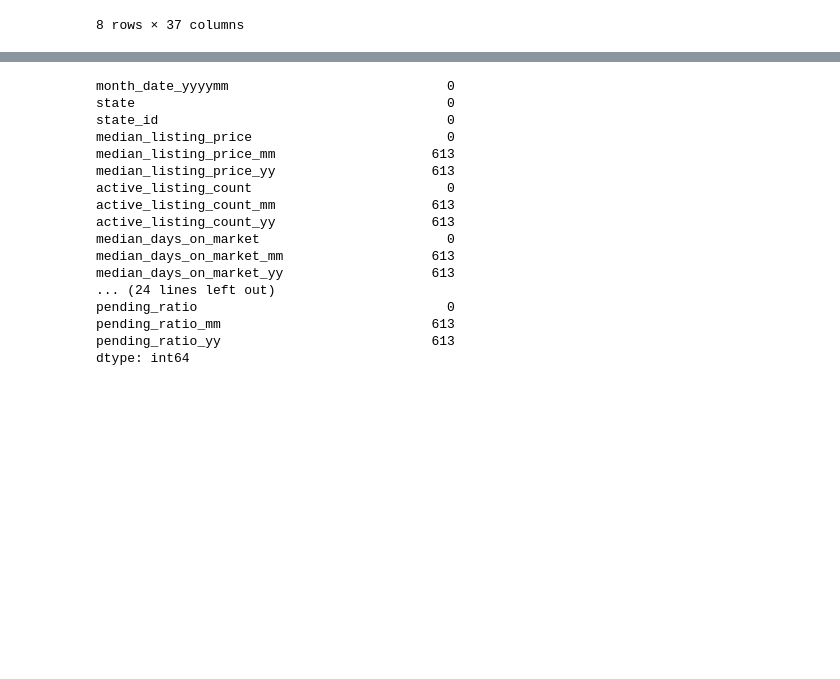
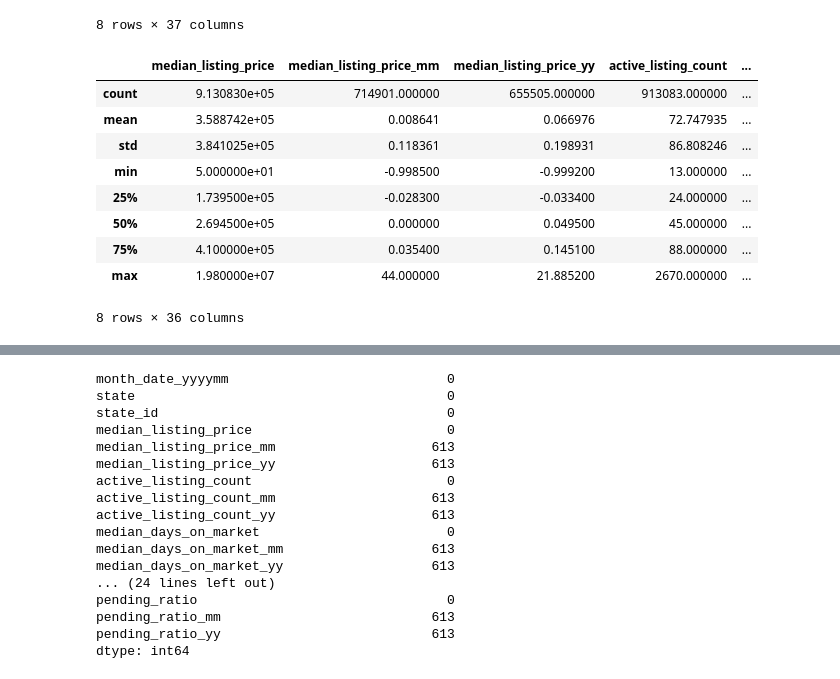
Before and after one commit to ngsudheer/timeseriesanalysis, a Jupyter notebook: Real Estate Dataset Stats.ipynb, the cells around one changed output, grey strips where cells are left out. Cells and saved outputs as stored; diff of their text form; code cells hidden in the pictures; blank space fills up the shorter version.

```diff
--- a/Real Estate Dataset Stats.ipynb
+++ b/Real Estate Dataset Stats.ipynb
@@ -59,3 +130,16 @@ df.describe()
 | 75% | 202004.000000 | 355082.000000 | 0.01650 | 0.097850 | ... |
 | max | 202107.000000 | 808908.000000 | 0.23640 | 0.378000 | ... |
 8 rows × 37 columns
+# %%
+zip_df.describe()
+# %% [output]
+|  | median_listing_price | median_listing_price_mm | median_listing_price_yy | active_listing_count | ... |
+| count | 9.130830e+05 | 714901.000000 | 655505.000000 | 913083.000000 | ... |
+| mean | 3.588742e+05 | 0.008641 | 0.066976 | 72.747935 | ... |
+| std | 3.841025e+05 | 0.118361 | 0.198931 | 86.808246 | ... |
+| min | 5.000000e+01 | -0.998500 | -0.999200 | 13.000000 | ... |
+| 25% | 1.739500e+05 | -0.028300 | -0.033400 | 24.000000 | ... |
+| 50% | 2.694500e+05 | 0.000000 | 0.049500 | 45.000000 | ... |
+| 75% | 4.100000e+05 | 0.035400 | 0.145100 | 88.000000 | ... |
+| max | 1.980000e+07 | 44.000000 | 21.885200 | 2670.000000 | ... |
+8 rows × 36 columns
```
Also changed, not shown: parts of 13 cells of this notebook.
